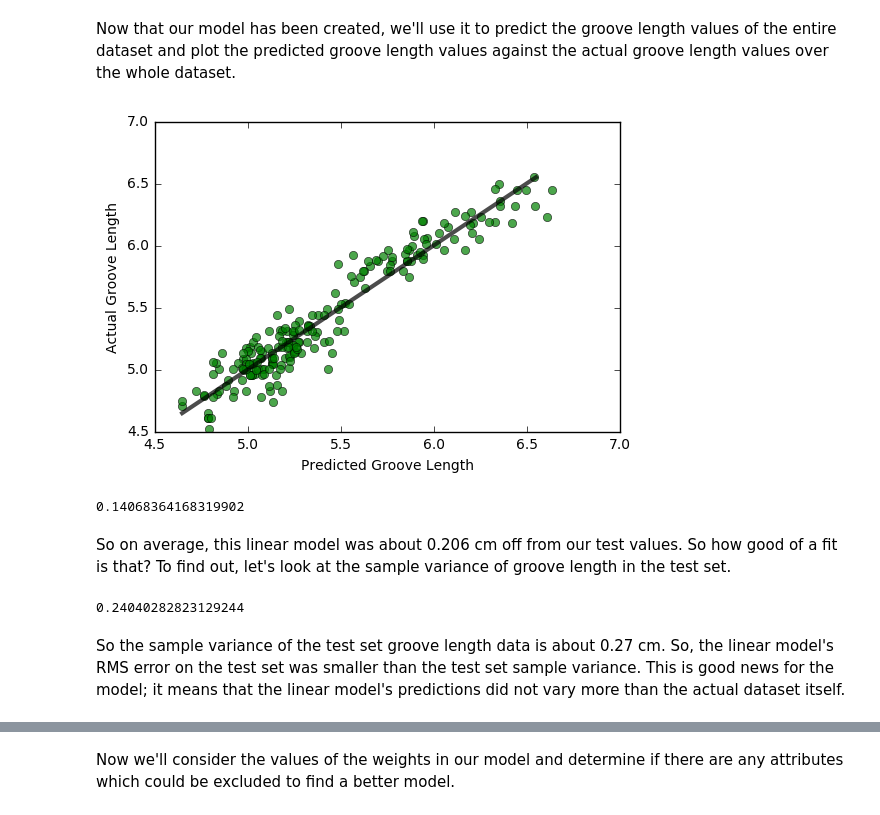
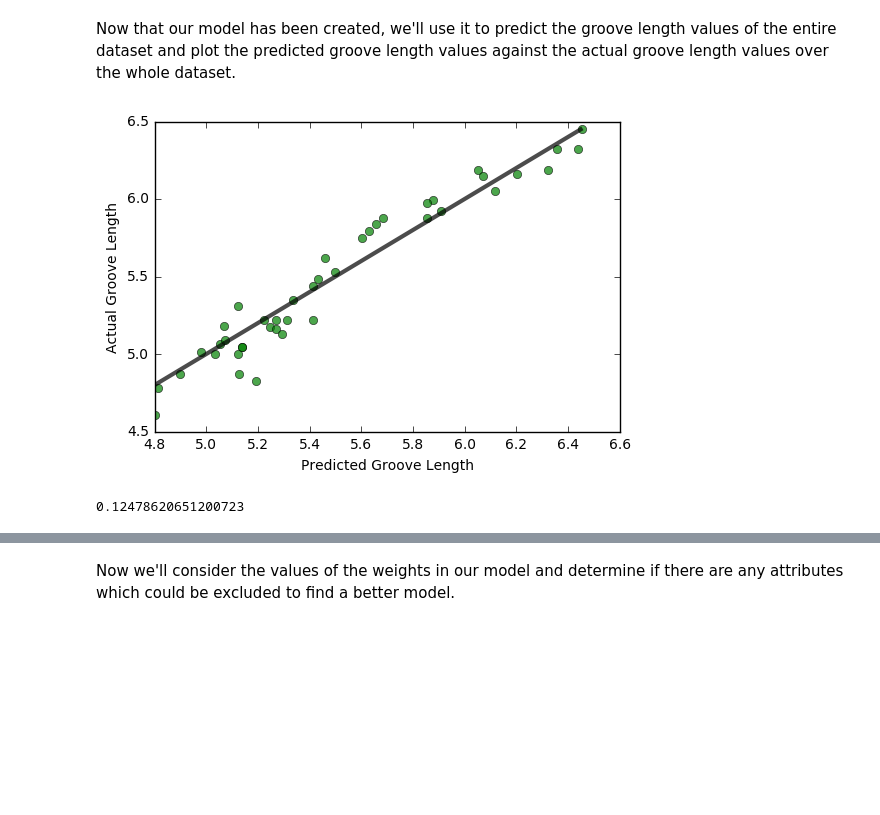
Before and after one commit to strobelo/cs480, a Jupyter notebook: a1/Strobel-A1.ipynb, the cells around one changed output, grey strips where cells are left out. Drawn from its saved outputs; the diff is of its cells as text; code cells hidden in the pictures; blank space fills up the shorter version.

```diff
--- a/a1/Strobel-A1.ipynb
+++ b/a1/Strobel-A1.ipynb
@@ -139,7 +156,15 @@ Now it's time to calculate our weights. We'll use the train function we defined
+# %%
+trainIndices = rows[:nTrain]
+testIndices = rows[nTrain:]
+# %%
+Xtrain = X[trainIndices,:]
+Ttrain = T[trainIndices,:]
+Xtest = X[testIndices,:]
+Ttest = T[testIndices,:]
 # %%
 Xnames.insert(0, 'bias')
 # %%
-model = train(X, T)
+model = train(Xtrain, Ttrain)
 # %% [markdown]
 Now the weights for the linear model have been calculated. Here they are:
 # %%
@@ -158,26 +183,19 @@ for wi,name in zip(model['w'].flat,Xnames):
 # %% [markdown]
 Now that our model has been created, we'll use it to predict the groove length values of the entire dataset and plot the predicted groove length values against the actual groove length values over the whole dataset.
 # %%
-predict = use(model,X)
+predict = use(model,Xtest)
 # %%
-plt.plot(predict,T,'og',alpha=0.7)
+plt.plot(predict,Ttest,'og',alpha=0.7)
 plt.xlabel('Predicted Groove Length')
 plt.ylabel('Actual Groove Length')
 # add a 45 degree line
-a = max(min(predict),min(T))
-b = min(max(predict),max(T))
+a = max(min(predict),min(Ttest))
+b = min(max(predict),max(Ttest))
 plt.plot([a,b],[a,b], 'k', linewidth=3,alpha=0.7);
 # %% [output]
-[figure, old version]
+[figure, new version]
-# %%
-rmse(predict,T)
-# %% [output]
-0.14068364168319902
-# %% [markdown]
-So on average, this linear model was about 0.206 cm off from our test values. So how good of a fit is that? To find out, let's look at the sample variance of groove length in the test set.
-# %%
-np.var(T.flat)
-# %% [output]
-0.24040282823129244
-# %% [markdown]
-So the sample variance of the test set groove length data is about 0.27 cm. So, the linear model's RMS error on the test set was smaller than the test set sample variance. This is good news for the model; it means that the linear model's predictions did not vary more than the actual dataset itself.
+# %%
+rmserror = rmse(predict,Ttest)
+rmserror
+# %% [output]
+0.12478620651200723
```
Also changed, not shown: parts of 22 cells of this notebook.
